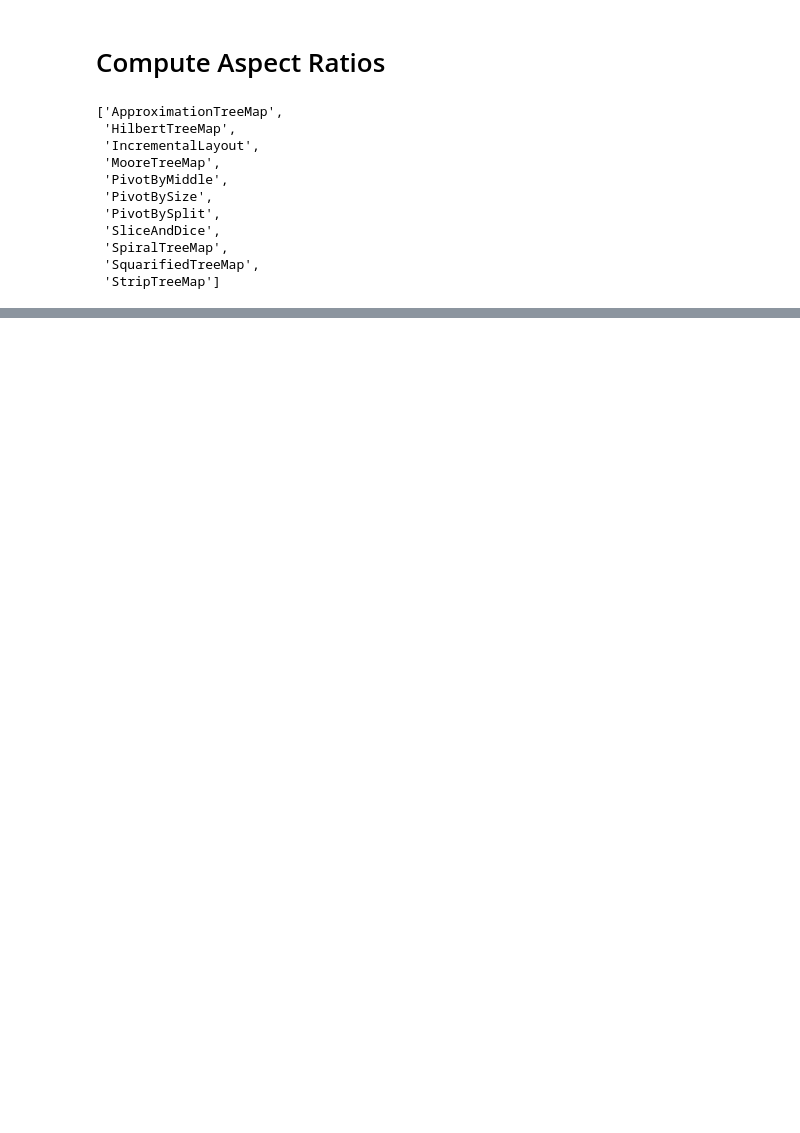
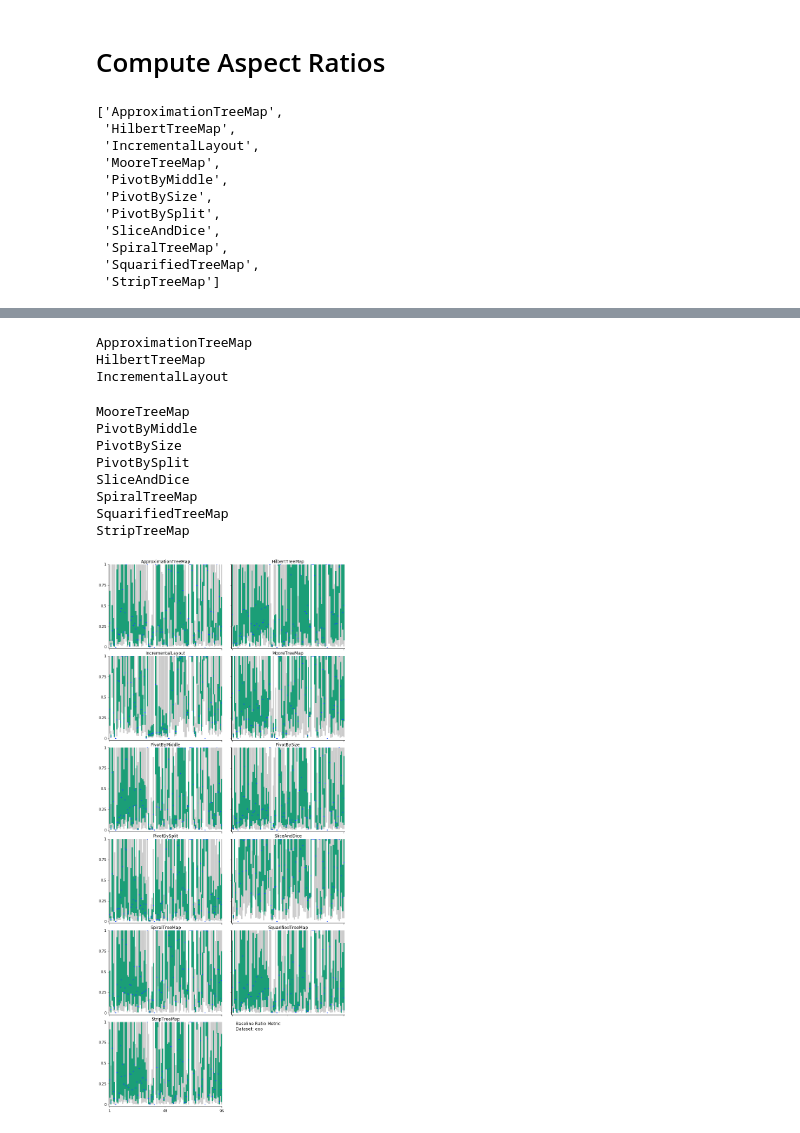
Before and after one commit to EduardoVernier/baseline-metric, a Jupyter notebook: code/BaselineMetric.ipynb, the cells around one changed output, grey strips where cells are left out. Cells and saved outputs as stored; diff of their text form; code cells hidden in the pictures; blank space fills up the shorter version.

```diff
--- a/code/BaselineMetric.ipynb
+++ b/code/BaselineMetric.ipynb
@@ -187,0 +318,51 @@ ApproximationTreeMap
+# %%
+nrow = 6
+ncol = 2
+fig, axs = plt.subplots(nrow, ncol, sharex=True, sharey=True, figsize=(10, 22))
+fig.tight_layout()
+
+for i, ax in enumerate(fig.axes):
+    if i != 11:
+        technique = technique_ids[i]
+        ax.set_title(technique)
+        print(technique)
+
+        data = []
+        for revision in range(n_revisions - 1):
+            bs = baseline_ratio_stability(rectangles[technique][revision][['rx', 'ry', 'rw', 'rh']],
+                                    rectangles[technique][revision + 1][['rx', 'ry', 'rw', 'rh']],
+                                    rectangles[technique][revision + 1][['bx', 'by', 'bw', 'bh']])
+            data.append(bs)
+
+        bp = ax.boxplot(data, whis=[5, 95], showfliers=False, patch_artist=True, widths=1);
+
+        ax.set_ylim(ymin=-0.02, ymax=1)
+        ax.set_yticks([0, .25, .5, .75, 1], minor=False)
+        ax.set_yticklabels([0, .25, .5, .75, 1], fontdict=None, minor=False)
+        styleBoxplot(bp, ax, len(data))
+
+s = "Baseline Ratio Metric\nDataset: " + dataset_id
+fig.axes[11].text(4, .9, s, fontsize=12)
+# Remove extra spines and ticks
+fig.axes[11].spines['top'].set_visible(False)
+fig.axes[11].spines['bottom'].set_visible(False)
+fig.axes[11].spines['left'].set_visible(False)
+fig.axes[11].spines['right'].set_visible(False)
+fig.axes[11].tick_params(axis='x', which='both', top='off', bottom='off', labelbottom='off')
+fig.axes[11].tick_params(axis='y', which='both', right='off', left='off')
+
+fig.savefig('../boxplots/svg/' + dataset_id + "_brs" + '.svg')
+fig.savefig('../boxplots/png/' + dataset_id + "_brs" + '.png')
+# %% [output]
+ApproximationTreeMap
+HilbertTreeMap
+IncrementalLayout
+MooreTreeMap
+PivotByMiddle
+PivotBySize
+PivotBySplit
+SliceAndDice
+SpiralTreeMap
+SquarifiedTreeMap
+StripTreeMap
+[figure, added]
```
Also changed, not shown: parts of 8 cells of this notebook.
